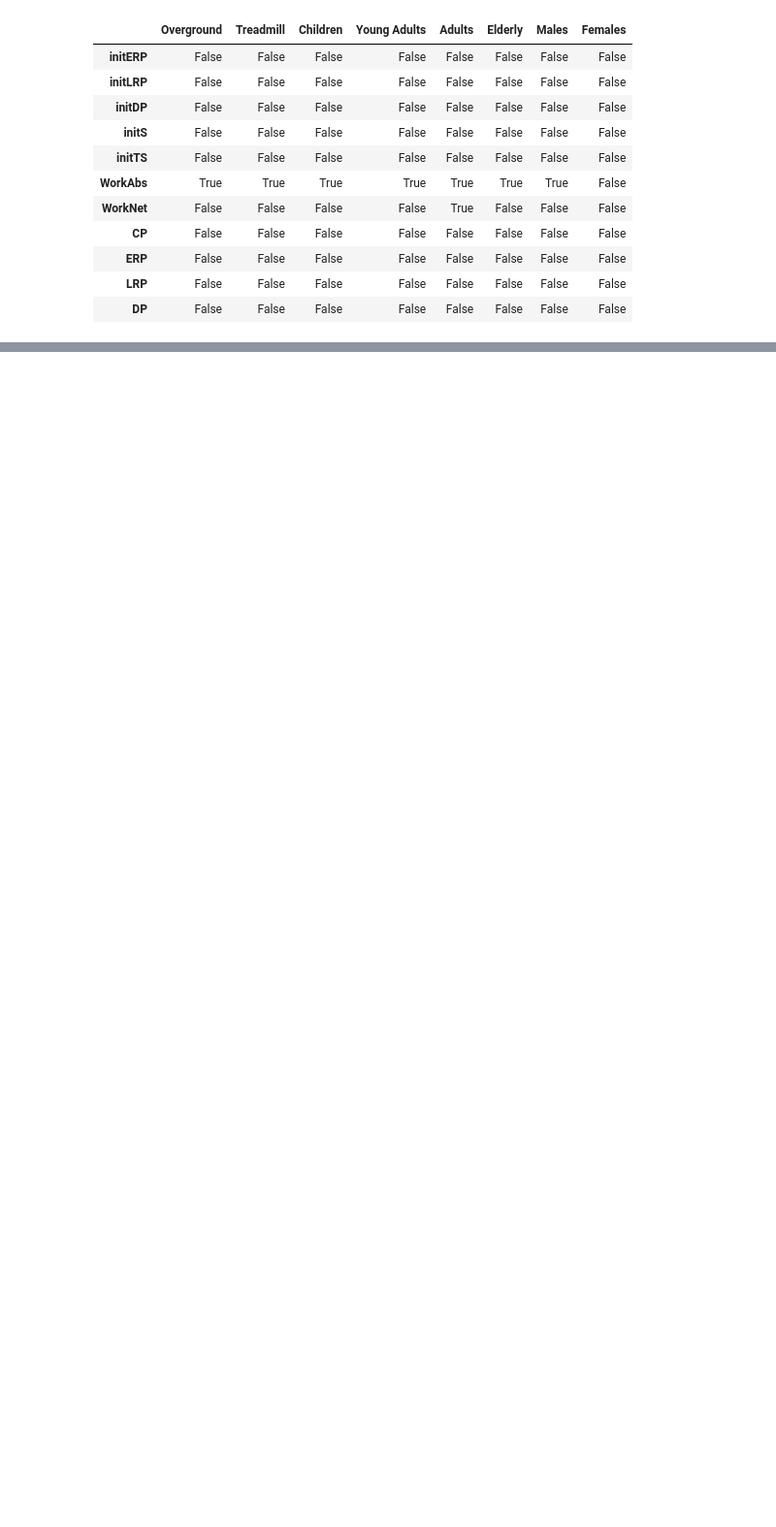
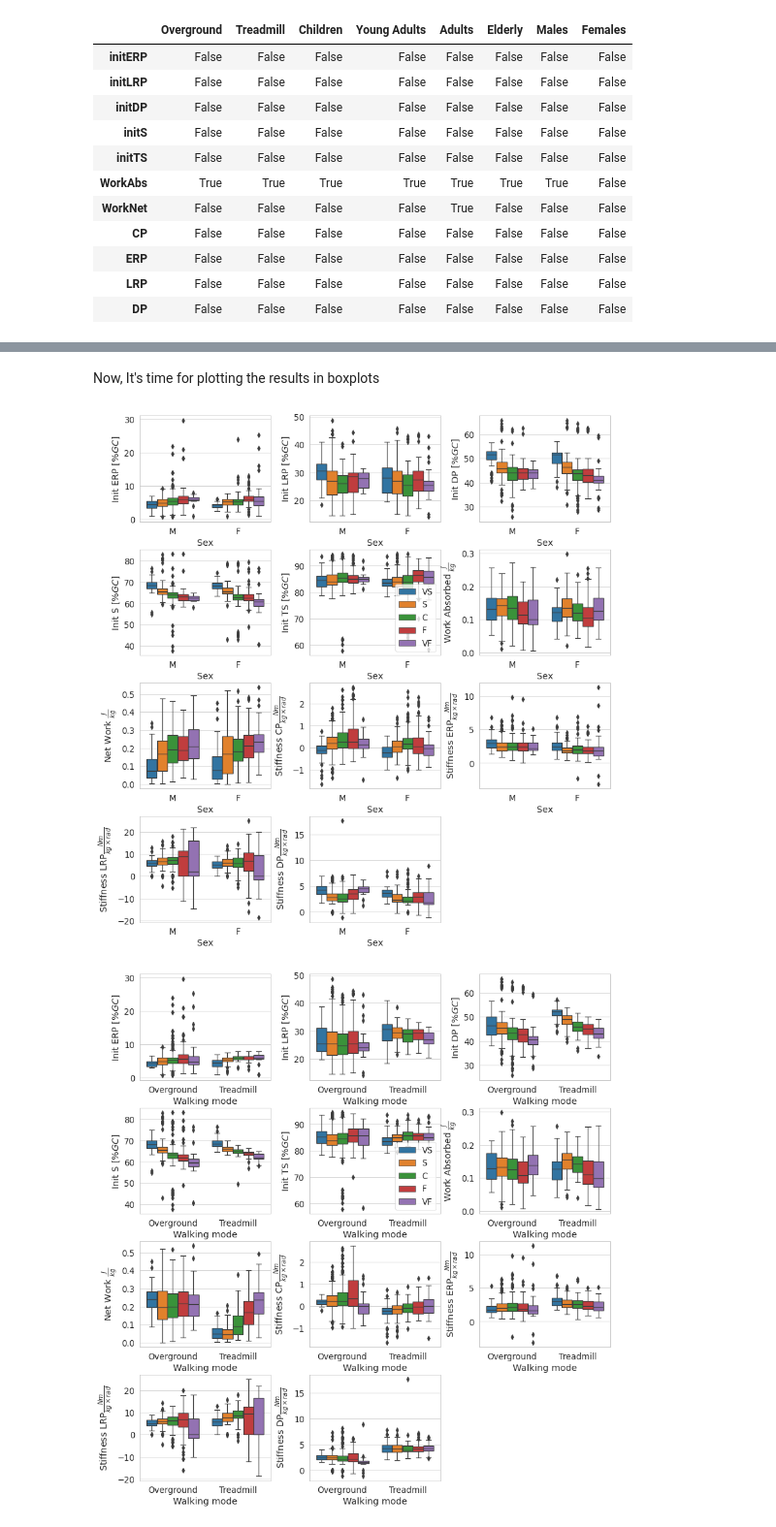
Before and after one commit to nikorose87/DJS-GA, a Jupyter notebook: PostProcessing results from ankle quasi stiffness.ipynb, the cells around one changed output, grey strips where cells are left out. Shown: that part at 97% size. Drawn from its saved outputs; the diff is of its cells as text; code cells hidden in the pictures; blank space fills up the shorter version.

```diff
--- a/PostProcessing results from ankle quasi stiffness.ipynb
+++ b/PostProcessing results from ankle quasi stiffness.ipynb
@@ -306,0 +481,33 @@ norm_groups
+# %% [markdown]
+Now, It's time for plotting the results in boxplots
+# %%
+# Building the formal math labels
+
+stiff_labels = ['CP', 'ERP', 'LRP', 'DP']
+formal_labels = ['Init {} '.format(
+    i)+r'$[\%GC]$' for i in ['ERP', 'LRP', 'DP', 'S', 'TS']]
+formal_labels.extend(
+    ['Work Absorbed '+r'$\frac{J}{kg}$', 'Net Work '+r'$\frac{J}{kg}$'])
+formal_labels.extend(['Stiffness {}'.format(
+    stiff)+r'$\frac{Nm}{kg \times rad}$' for stiff in stiff_labels])
+
+
+# Plotting the overground vs treadmill boxplots
+mode_class = obt_box_plot(dep_vars, formal_labels,
+                          nrows=4, ncols=3, labels_take=np.r_[:11])
+mode_class.plot_boxplot("Mode", dataset=concat_QS, xlabel="Walking mode")
+mode_class.save_fig("stats_diff_mode_speed.pdf")
+
+# Plotting the Agegroup boxplots
+age_class = obt_box_plot(dep_vars, formal_labels, nrows= 4, ncols = 3, labels_take= np.r_[:11])
+age_class.plot_boxplot("AgeGroup", dataset = concat_QS, xlabel = "Age Groups",
+                        order = ["Children","YoungAdults","Adults","Elderly"], rot= 15)
+age_class.save_fig("stats_diff_age_speed.pdf") #Change angle xlabel, try to visualize in a better way
+
+# Ploting the Gender comparison boxplot
+gender_class = obt_box_plot(dep_vars, formal_labels, nrows= 4, ncols = 3, labels_take= np.r_[:11])
+gender_class.plot_boxplot("Gender", dataset = concat_QS, xlabel = "Sex")
+gender_class.save_fig("stats_diff_gender_speed.pdf") #Change angle xlabel
+# %% [output]
+[figure, added]
+[figure, added]
```
Also changed, not shown: parts of 15 cells of this notebook, 7 other files.
